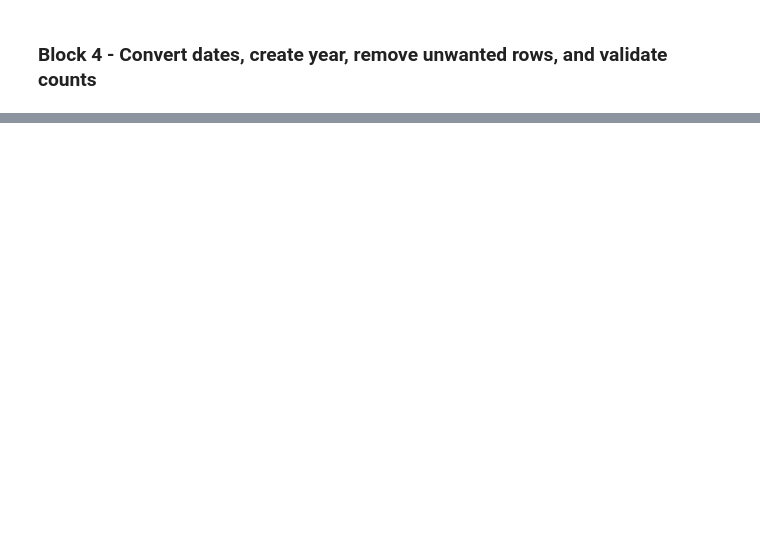
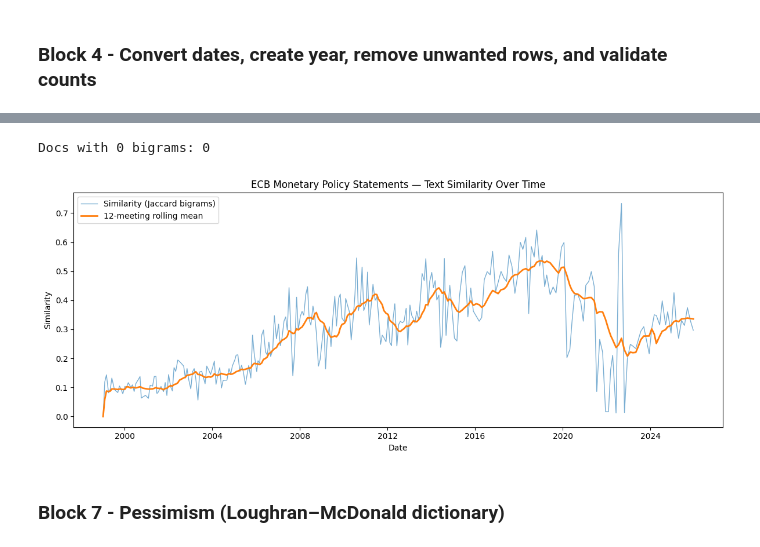
Before and after one commit to emschutt/NLP_on_ECB_Speeches, a Jupyter notebook: nlp_ecb_v0.ipynb, the cells around one changed output, grey strips where cells are left out. Drawn from its saved outputs; the diff is of its cells as text; code cells hidden in the pictures; blank space fills up the shorter version.

Commit message:
Similarity and Pessimism

```diff
--- a/nlp_ecb_v0.ipynb
+++ b/nlp_ecb_v0.ipynb
@@ -194,0 +345,28 @@ assert df["date"].is_monotonic_increasing
+# %%
+bigrams_per_doc = np.asarray(X.sum(axis=1)).ravel()
+print("Docs with 0 bigrams:", int((bigrams_per_doc == 0).sum()))
+# %% [output]
+Docs with 0 bigrams: 0
+# %%
+import matplotlib.pyplot as plt
+import pandas as pd
+
+df["date"] = pd.to_datetime(df["date"], errors="coerce")
+df = df.sort_values("date").reset_index(drop=True)
+
+# rolling mean to see the trend
+df["similarity_ma_12"] = df["similarity_sklearn"].rolling(window=12, min_periods=1).mean()
+
+plt.figure(figsize=(12, 5))
+plt.plot(df["date"], df["similarity_sklearn"], linewidth=1, alpha=0.6, label="Similarity (Jaccard bigrams)")
+plt.plot(df["date"], df["similarity_ma_12"], linewidth=2, label="12-meeting rolling mean")
+plt.title("ECB Monetary Policy Statements - Text Similarity Over Time")
+plt.xlabel("Date")
+plt.ylabel("Similarity")
+plt.legend()
+plt.tight_layout()
+plt.show()
+# %% [output]
+[figure, added]
+# %% [markdown]
+### Block 7 - Pessimism (Loughran–McDonald dictionary)
```
Also changed, not shown: parts of 9 cells of this notebook.
